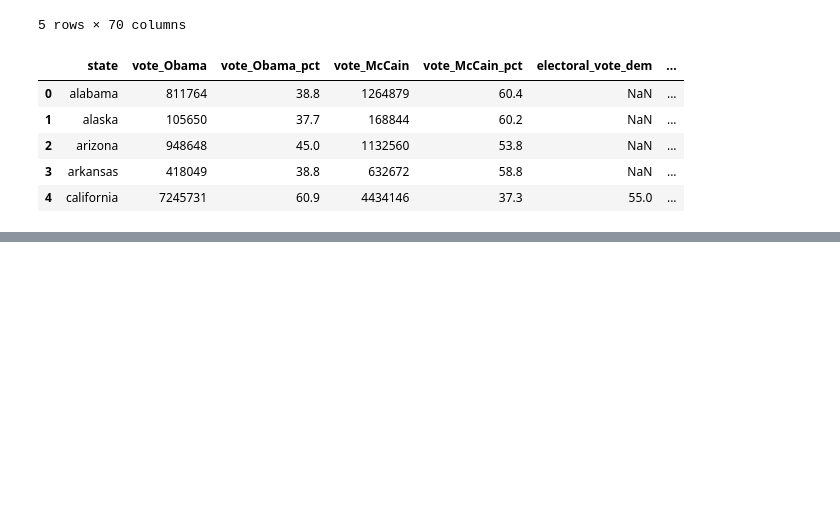
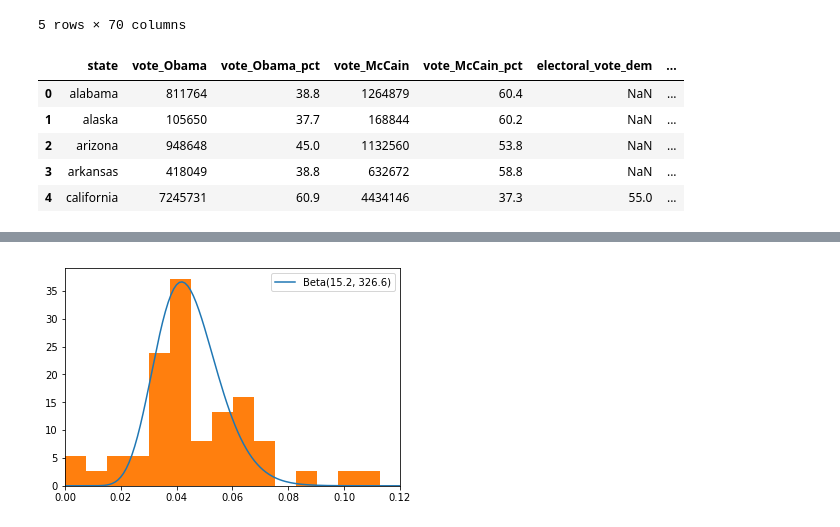
Before and after one commit to Djiffit/bayes, a Jupyter notebook: 3/Ex 3.ipynb, the cells around one changed output, grey strips where cells are left out. Cells and saved outputs as stored; diff of their text form; code cells hidden in the pictures; blank space fills up the shorter version.

```diff
--- a/3/Ex 3.ipynb
+++ b/3/Ex 3.ipynb
@@ -244,0 +278,12 @@ plt.show()
+# %%
+seq = np.arange(0, 1, 0.001)
+
+plt.plot(seq, beta.pdf(seq, a, b), label=('Beta(%.1f, %.1f)' % (a, b)))
+plt.hist(y / n, bins=15, density=True)
+plt.legend()
+
+plt.xlim(0.0, 0.12)
+
+plt.show()
+# %% [output]
+[figure, added]
```
Also changed, not shown: parts of 8 cells of this notebook, 7 other files.
